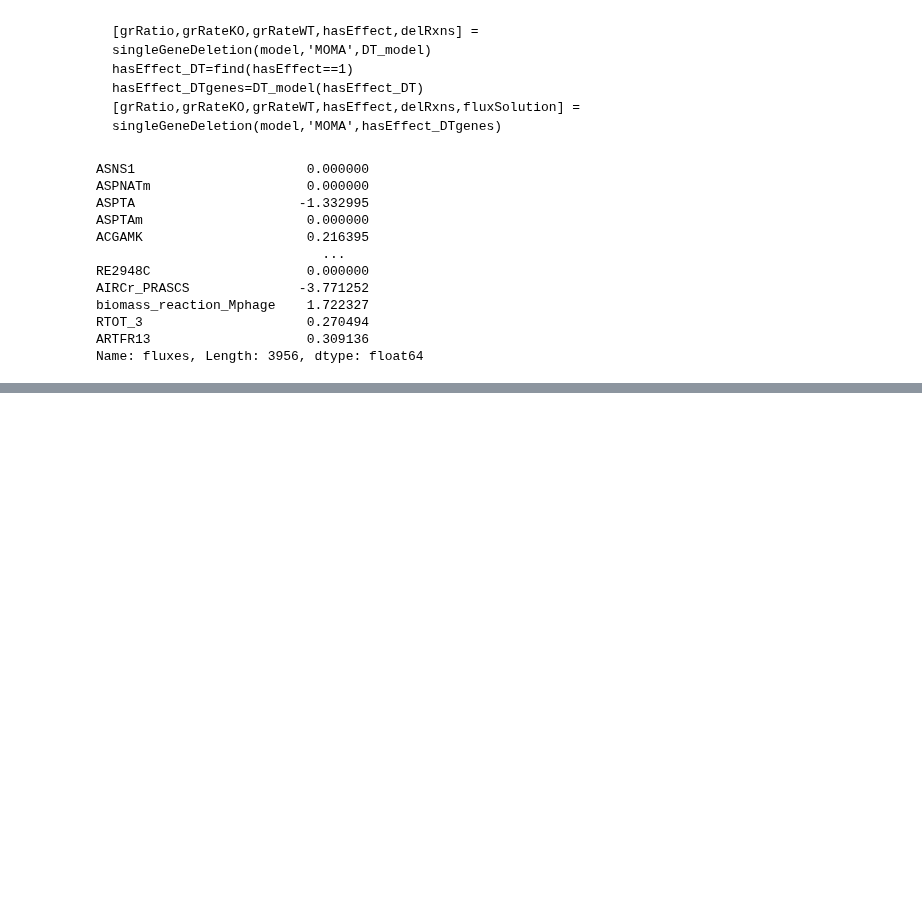
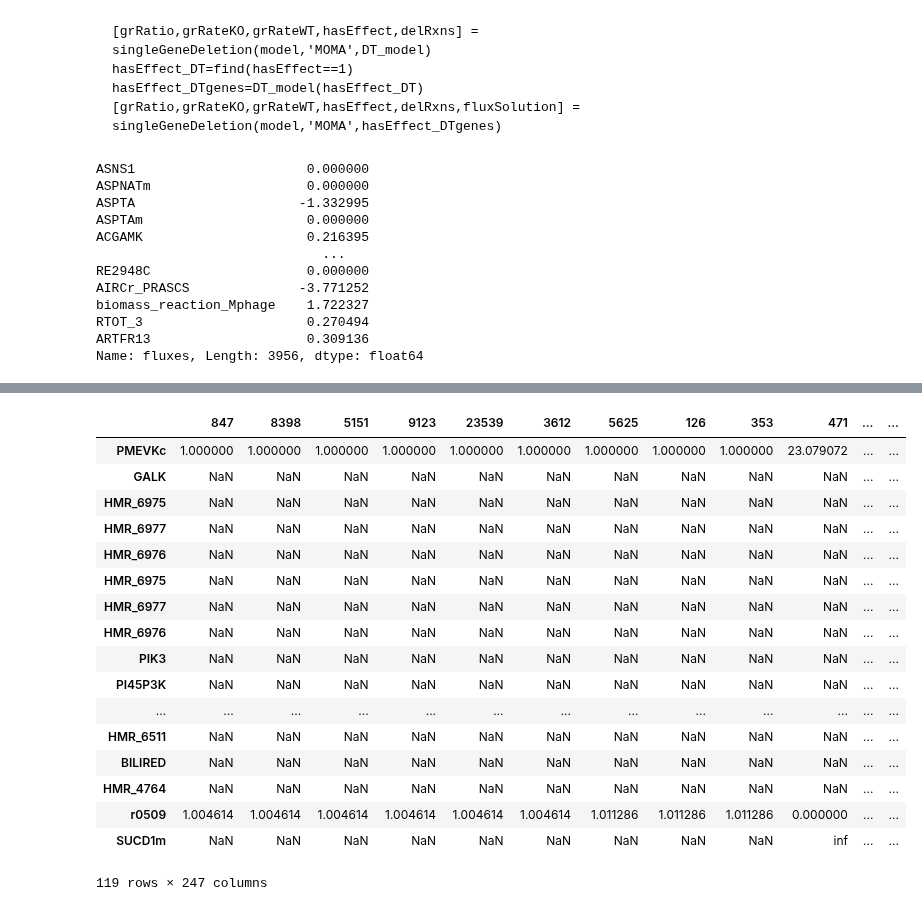
Before and after one commit to HelikarLab/COMO, a Jupyter notebook: py/cobrapy_test_scratch.ipynb, the cells around one changed output, grey strips where cells are left out. Drawn from its saved outputs; the diff is of its cells as text; code cells hidden in the pictures; blank space fills up the shorter version.

```diff
--- a/py/cobrapy_test_scratch.ipynb
+++ b/py/cobrapy_test_scratch.ipynb
@@ -131,3 +106,0 @@ AttributeError: 'frozenset' object has no attribute 'id'
-# %%
-for rxn in model.genes[4].reactions:
-    print(rxn.id)
@@ -364,0 +224,5 @@ cbmodeldf
+# %%
+RA_down = pd.read_csv(os.path.join(datadir,'RA_DOWN.txt'))
+DAG_dis_genes = pd.DataFrame()
+DAG_dis_genes['Gene ID'] = RA_down.iloc[:,0].astype(str)
+DAG_dis_genes
@@ -364,0 +248,3 @@ cbmodeldf
+# %%
+DAG_dis_met_genes = set(DAG_dis_genes['Gene ID'].tolist()).intersection(geneInd2genes)
+DAG_dis_met_genes
@@ -364,0 +269,12 @@ cbmodeldf
+# %%
+DAG_dis_met_rxnInd = []
+Gene_i = []
+for id in DAG_dis_met_genes:
+    gene = model.genes.get_by_id(id)
+    for rxn in gene.reactions:
+        DAG_dis_met_rxnInd.append(rxn.id)
+        Gene_i.append(id)
+
+DAG_dis_met_rxnInd
+Gene_df = pd.DataFrame(Gene_i,columns=['Gene IDs'],index=DAG_dis_met_rxnInd)
+Gene_df
@@ -364,0 +300,22 @@ cbmodeldf
+# %%
+DAG_rxn_fluxRatio = fluxSolutionRatios.loc[DAG_dis_met_rxnInd]
+DAG_rxn_fluxRatio
+# %% [output]
+|  | 847 | 8398 | 5151 | 9123 | 23539 | 3612 | 5625 | 126 | 353 | 471 | ... | ... |
+| PMEVKc | 1.000000 | 1.000000 | 1.000000 | 1.000000 | 1.000000 | 1.000000 | 1.000000 | 1.000000 | 1.000000 | 23.079072 | ... | ... |
+| GALK | NaN | NaN | NaN | NaN | NaN | NaN | NaN | NaN | NaN | NaN | ... | ... |
+| HMR_6975 | NaN | NaN | NaN | NaN | NaN | NaN | NaN | NaN | NaN | NaN | ... | ... |
+| HMR_6977 | NaN | NaN | NaN | NaN | NaN | NaN | NaN | NaN | NaN | NaN | ... | ... |
+| HMR_6976 | NaN | NaN | NaN | NaN | NaN | NaN | NaN | NaN | NaN | NaN | ... | ... |
+| HMR_6975 | NaN | NaN | NaN | NaN | NaN | NaN | NaN | NaN | NaN | NaN | ... | ... |
+| HMR_6977 | NaN | NaN | NaN | NaN | NaN | NaN | NaN | NaN | NaN | NaN | ... | ... |
+| HMR_6976 | NaN | NaN | NaN | NaN | NaN | NaN | NaN | NaN | NaN | NaN | ... | ... |
+| PIK3 | NaN | NaN | NaN | NaN | NaN | NaN | NaN | NaN | NaN | NaN | ... | ... |
+| PI45P3K | NaN | NaN | NaN | NaN | NaN | NaN | NaN | NaN | NaN | NaN | ... | ... |
+| ... | ... | ... | ... | ... | ... | ... | ... | ... | ... | ... | ... | ... |
+| HMR_6511 | NaN | NaN | NaN | NaN | NaN | NaN | NaN | NaN | NaN | NaN | ... | ... |
+| BILIRED | NaN | NaN | NaN | NaN | NaN | NaN | NaN | NaN | NaN | NaN | ... | ... |
+| HMR_4764 | NaN | NaN | NaN | NaN | NaN | NaN | NaN | NaN | NaN | NaN | ... | ... |
+| r0509 | 1.004614 | 1.004614 | 1.004614 | 1.004614 | 1.004614 | 1.004614 | 1.011286 | 1.011286 | 1.011286 | 0.000000 | ... | ... |
+| SUCD1m | NaN | NaN | NaN | NaN | NaN | NaN | NaN | NaN | NaN | inf | ... | ... |
+119 rows × 247 columns
```
Also changed, not shown: parts of 25 cells of this notebook.
